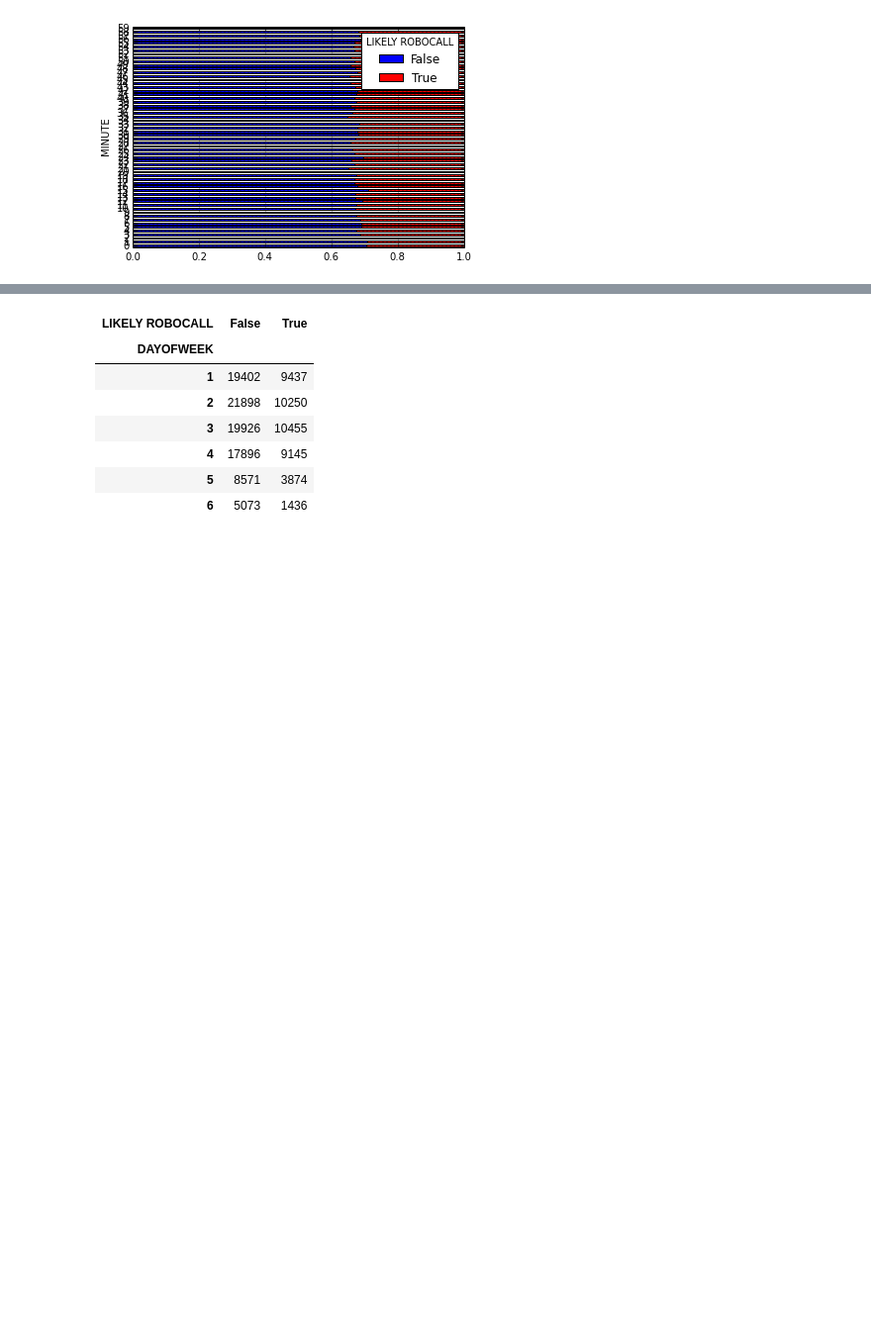
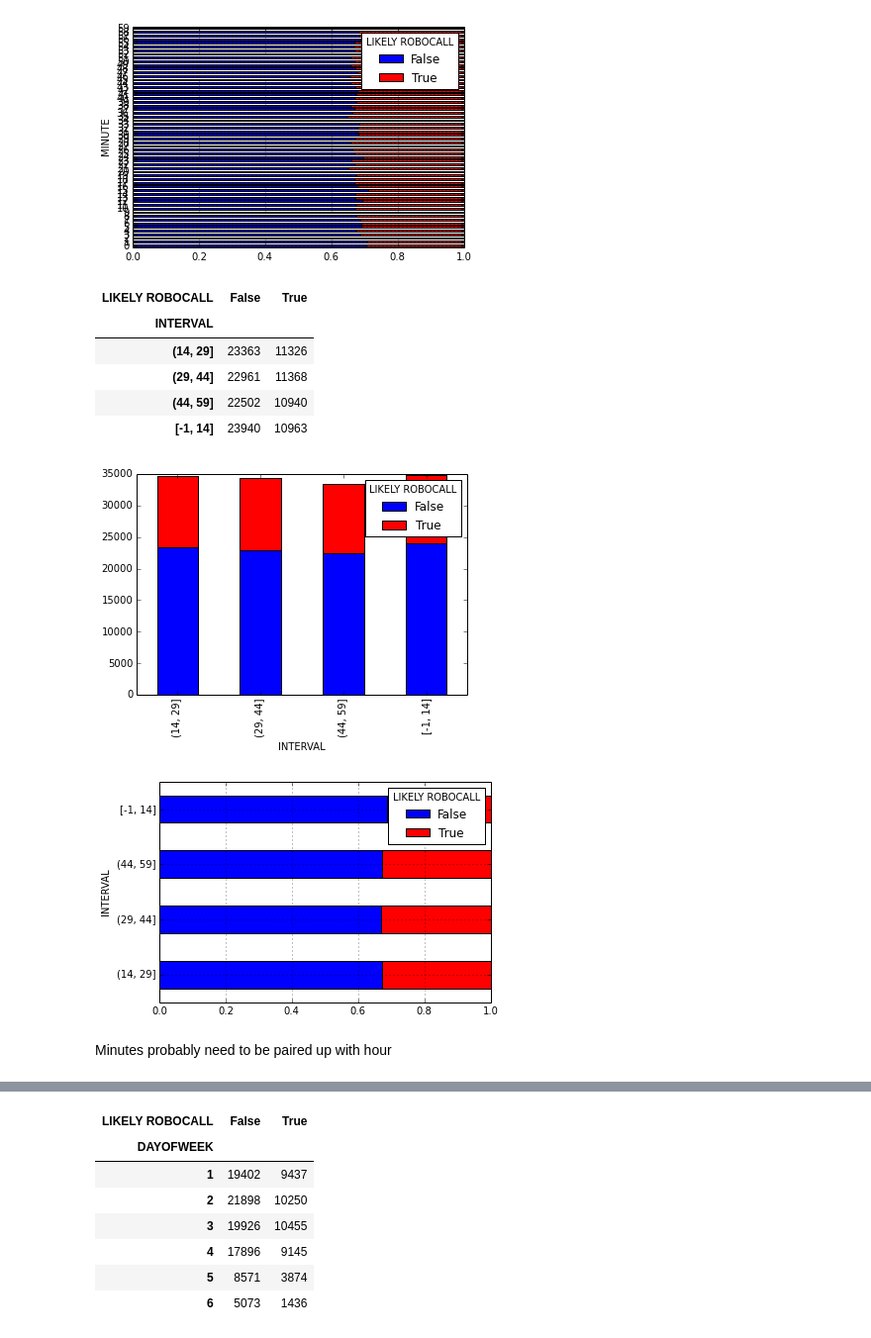
Before and after one commit to rgbkrk/rachel, a Jupyter notebook: Rachel the Robo Caller.ipynb, the cells around one changed output, grey strips where cells are left out. Shown at 99% size. Saved outputs shown, nothing was run; the diff lists cells and outputs as text; code cells hidden in the pictures; blank space fills up the shorter version.

```diff
--- a/Rachel the Robo Caller.ipynb
+++ b/Rachel the Robo Caller.ipynb
@@ -482,3 +483,17 @@ explore_feature(labeled_data, "MINUTE")
 | 59 | 1530 | 656 |
 [figure]
 [figure]
+# %%
+labeled_data["INTERVAL"] = pd.cut(labeled_data["MINUTE"], bins=range(-1,61,15), include_lowest=True)
+explore_feature(labeled_data, "INTERVAL")
+# %% [output]
+| LIKELY ROBOCALL | False | True |
+| INTERVAL |  |  |
+| (14, 29] | 23363 | 11326 |
+| (29, 44] | 22961 | 11368 |
+| (44, 59] | 22502 | 10940 |
+| [-1, 14] | 23940 | 10963 |
+[figure, added]
+[figure, added]
+# %% [markdown]
+Minutes probably need to be paired up with hour
```
Also changed, not shown: parts of 5 cells of this notebook.
